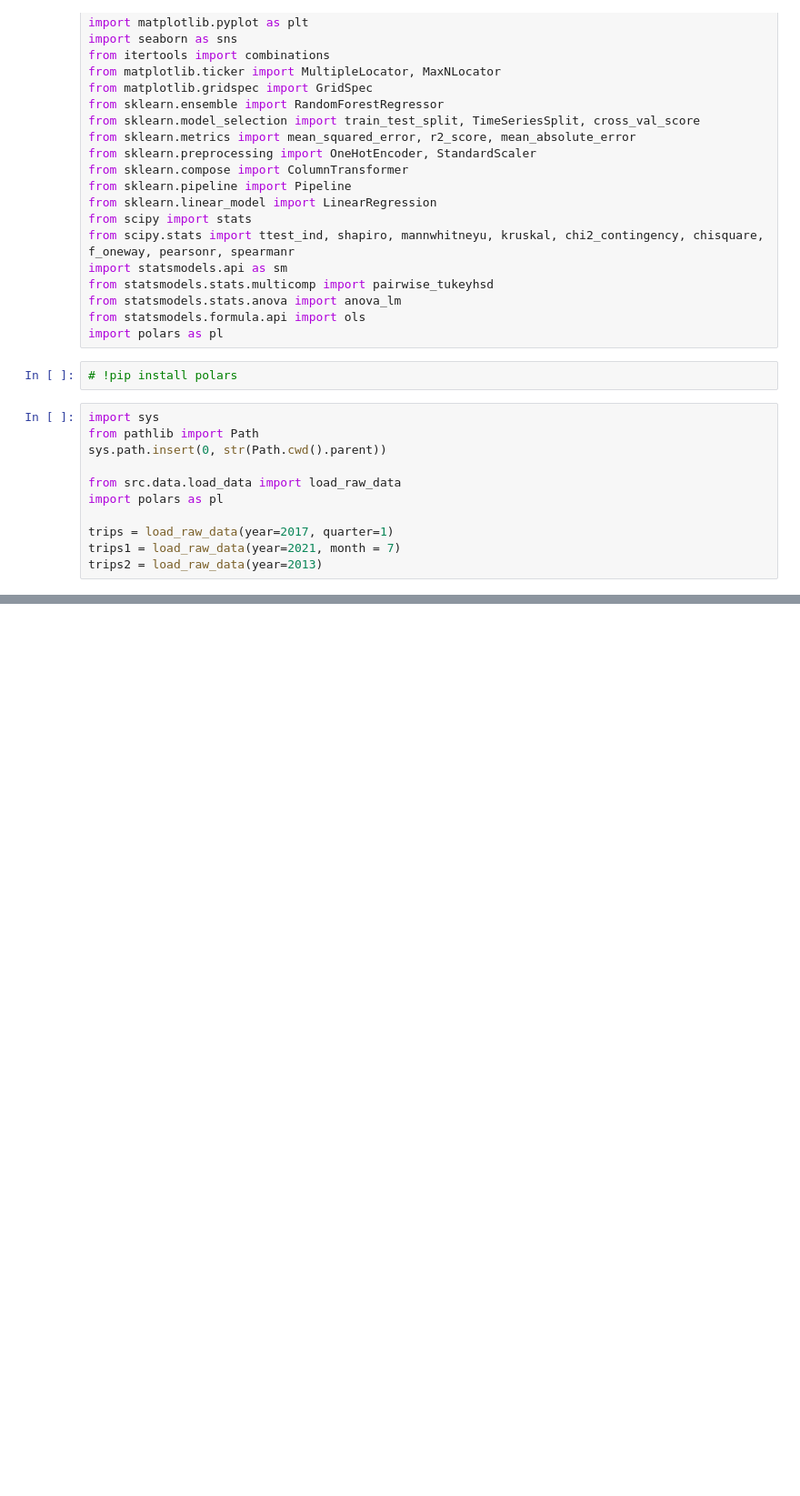
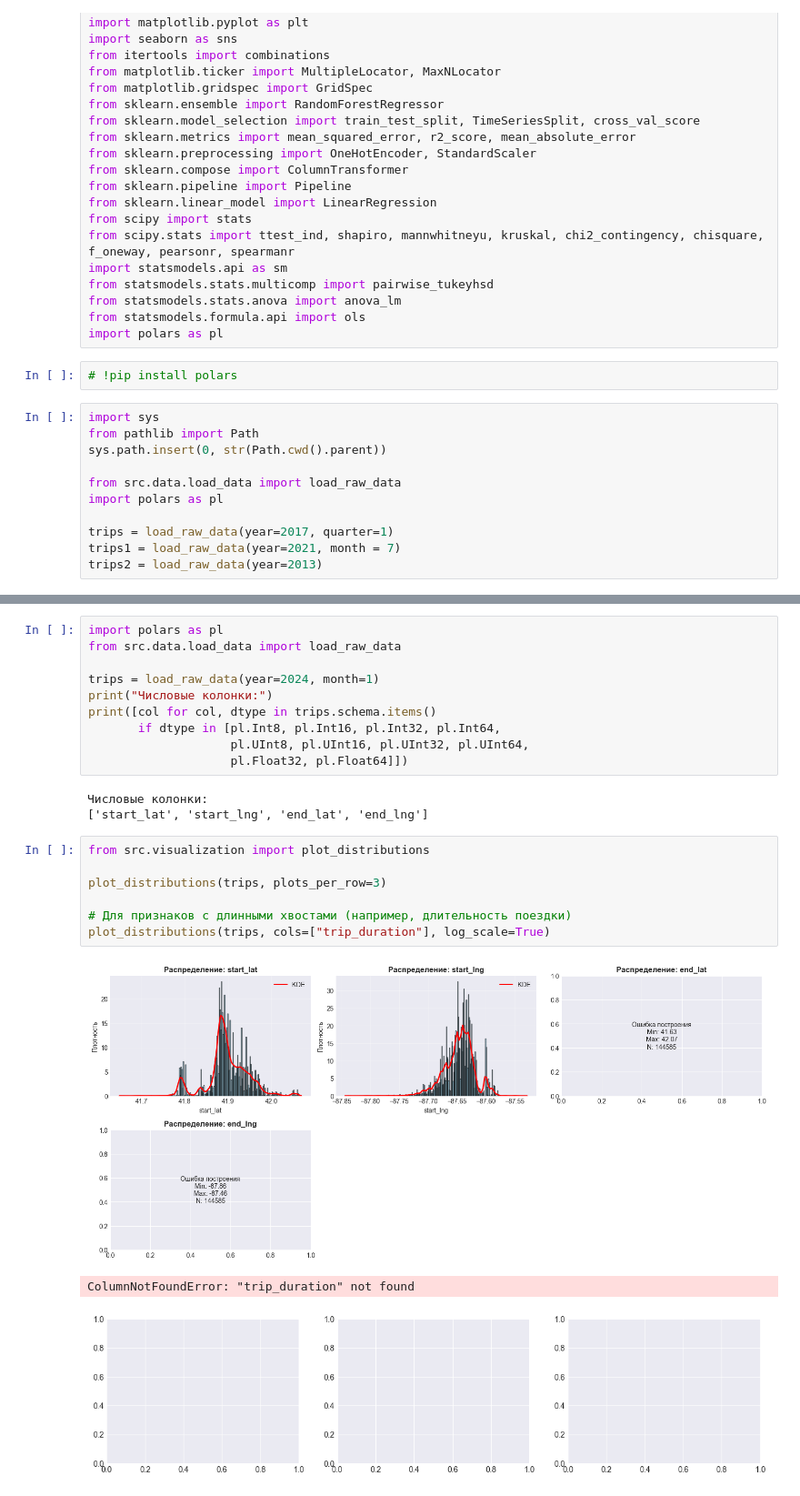
Before and after one commit to VsevolodCod/divvy-bikes-analysis, a Jupyter notebook: notebooks/test.ipynb, the cells around one changed output, grey strips where cells are left out. Shown at 91% size. Saved outputs shown, nothing was run; the diff lists cells and outputs as text; blank space fills up the shorter version.

```diff
--- a/notebooks/test.ipynb
+++ b/notebooks/test.ipynb
@@ -91,0 +176,24 @@ check_data(trips2)
+# %%
+import polars as pl
+from src.data.load_data import load_raw_data
+
+trips = load_raw_data(year=2024, month=1)
+print("Числовые колонки:")
+print([col for col, dtype in trips.schema.items()
+       if dtype in [pl.Int8, pl.Int16, pl.Int32, pl.Int64,
+                    pl.UInt8, pl.UInt16, pl.UInt32, pl.UInt64,
+                    pl.Float32, pl.Float64]])
+# %% [output]
+Числовые колонки:
+['start_lat', 'start_lng', 'end_lat', 'end_lng']
+# %%
+from src.visualization import plot_distributions
+
+plot_distributions(trips, plots_per_row=3)
+
+# Для признаков с длинными хвостами (например, длительность поездки)
+plot_distributions(trips, cols=["trip_duration"], log_scale=True)
+# %% [output]
+[figure, added]
+ColumnNotFoundError: "trip_duration" not found
+[figure, added]
```
Also changed, not shown: parts of 7 cells of this notebook, 4 other files.
